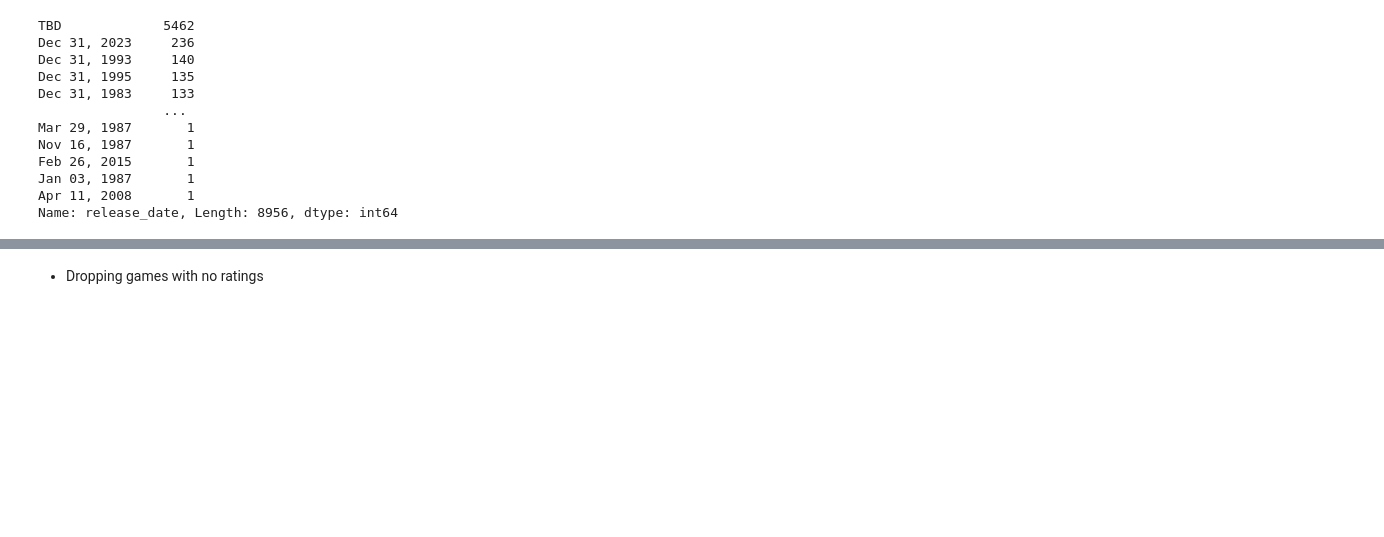
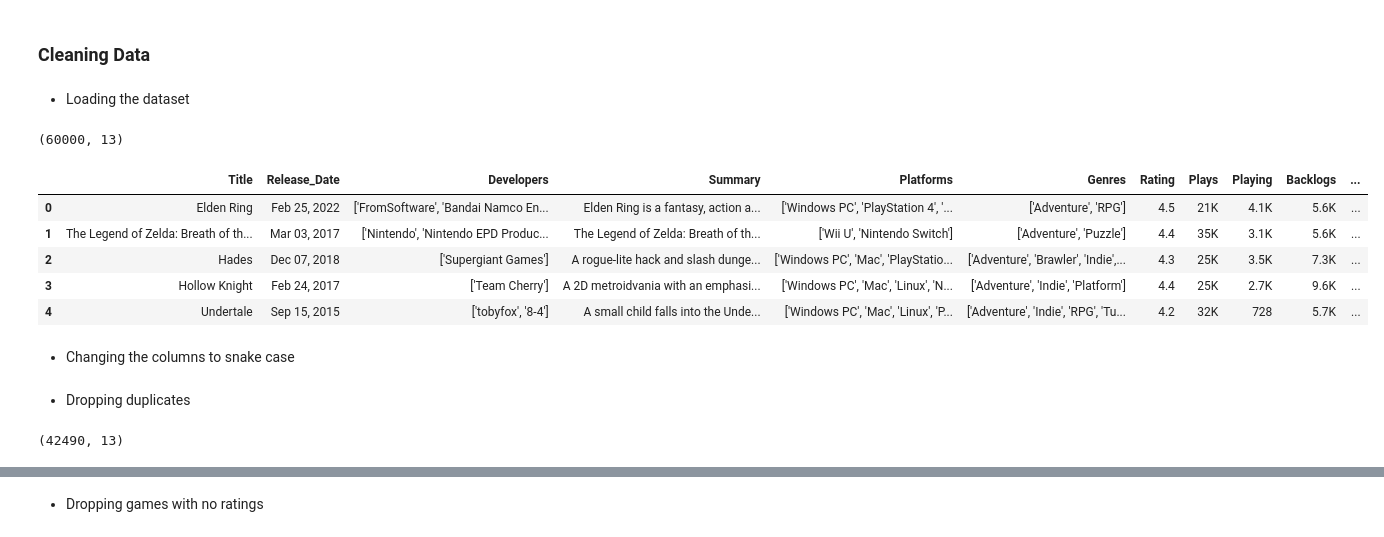
Before and after one commit to jaineeldesai/Game-Recommender, a Jupyter notebook: cleaning_main.ipynb, the cells around one changed output, grey strips where cells are left out. Cells and saved outputs as stored; diff of their text form; code cells hidden in the pictures; blank space fills up the shorter version.

```diff
--- a/cleaning_main.ipynb
+++ b/cleaning_main.ipynb
@@ -1,3 +5,7 @@
+# %% [markdown]
+### Cleaning Data
+# %% [markdown]
+- Loading the dataset
 # %%
 import pandas as pd
 import numpy as np
@@ -5,22 +13,25 @@ import numpy as np
 pd.set_option('display.max_columns',None)
 # %%
 games=pd.read_csv('datasets/games.csv',index_col=0)
+# %%
+print(games.shape)
+games.head()
+# %% [output]
+(60000, 13)
+|  | Title | Release_Date | Developers | Summary | Platforms | Genres | Rating | Plays | Playing | Backlogs | ... |
+| 0 | Elden Ring | Feb 25, 2022 | ['FromSoftware', 'Bandai Namco En... | Elden Ring is a fantasy, action a... | ['Windows PC', 'PlayStation 4', '... | ['Adventure', 'RPG'] | 4.5 | 21K | 4.1K | 5.6K | ... |
+| 1 | The Legend of Zelda: Breath of th... | Mar 03, 2017 | ['Nintendo', 'Nintendo EPD Produc... | The Legend of Zelda: Breath of th... | ['Wii U', 'Nintendo Switch'] | ['Adventure', 'Puzzle'] | 4.4 | 35K | 3.1K | 5.6K | ... |
+| 2 | Hades | Dec 07, 2018 | ['Supergiant Games'] | A rogue-lite hack and slash dunge... | ['Windows PC', 'Mac', 'PlayStatio... | ['Adventure', 'Brawler', 'Indie',... | 4.3 | 25K | 3.5K | 7.3K | ... |
+| 3 | Hollow Knight | Feb 24, 2017 | ['Team Cherry'] | A 2D metroidvania with an emphasi... | ['Windows PC', 'Mac', 'Linux', 'N... | ['Adventure', 'Indie', 'Platform'] | 4.4 | 25K | 2.7K | 9.6K | ... |
+| 4 | Undertale | Sep 15, 2015 | ['tobyfox', '8-4'] | A small child falls into the Unde... | ['Windows PC', 'Mac', 'Linux', 'P... | ['Adventure', 'Indie', 'RPG', 'Tu... | 4.2 | 32K | 728 | 5.7K | ... |
+# %% [markdown]
+- Changing the columns to snake case
 # %%
 games.columns= [col.replace(' ','_').lower() for col in games.columns ]
+# %% [markdown]
+- Dropping duplicates
 # %%
 games=games.drop_duplicates()
+games.shape
+# %% [output]
+(42490, 13)
-# %%
-games['release_date'].value_counts()
-# %% [output]
-TBD             5462
-Dec 31, 2023     236
-Dec 31, 1993     140
-Dec 31, 1995     135
-Dec 31, 1983     133
-                ...
-Mar 29, 1987       1
-Nov 16, 1987       1
-Feb 26, 2015       1
-Jan 03, 1987       1
-Apr 11, 2008       1
-Name: release_date, Length: 8956, dtype: int64
```
Also changed, not shown: parts of 31 cells of this notebook, 1 other file.
